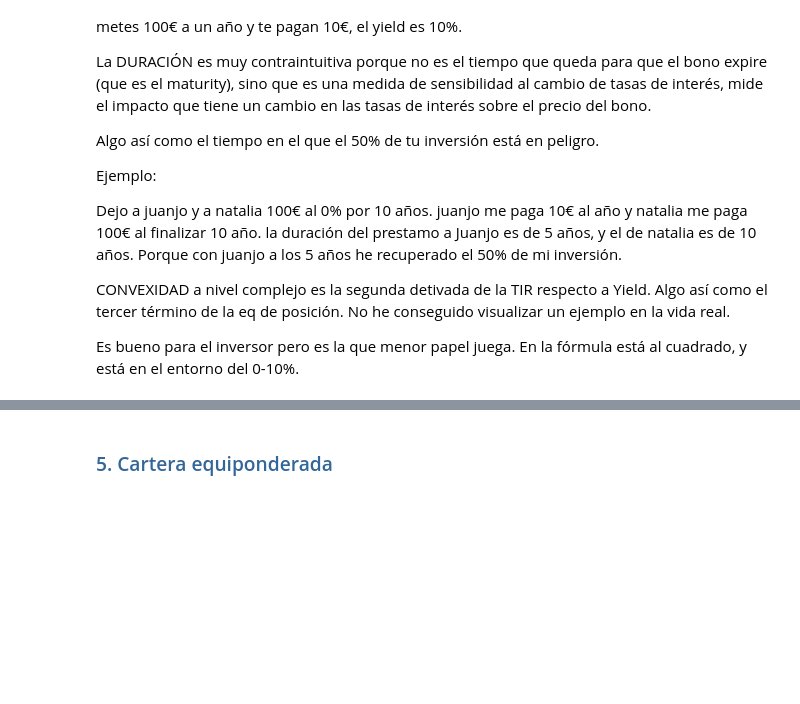
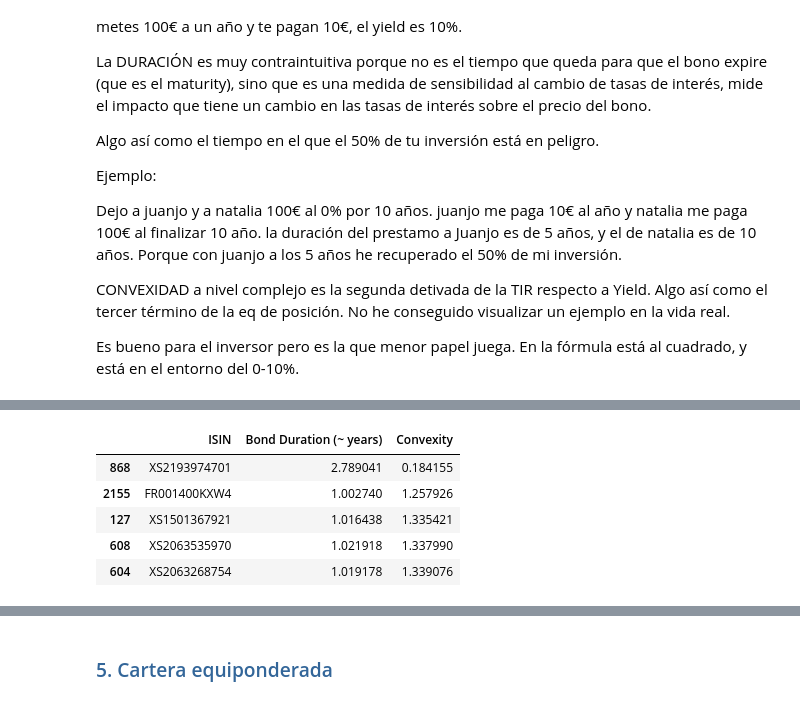
Before and after one commit to Juanjod54/MIAX_TB2.1, a Jupyter notebook: src/TallerRF_AnálisisCartera_Enunciado.ipynb, the cells around one changed output, grey strips where cells are left out. Saved outputs shown, nothing was run; the diff lists cells and outputs as text; code cells hidden in the pictures; blank space fills up the shorter version.

Commit message:
Convexities

```diff
--- a/src/TallerRF_AnálisisCartera_Enunciado.ipynb
+++ b/src/TallerRF_AnálisisCartera_Enunciado.ipynb
@@ -660,4 +862,13 @@ universo_duration.head()
 # %%
-# TODO REVISAR VALORES CONVEXIDAD!!!!
 universo_convexity = simulation.calculate_convexities(fecha_valor, universo_ytm)
-universo_convexity.sort_values(by='Convexity').head()
+universo_convexity['Bond Duration (~ years)'] = universo_convexity['Maturity'].apply(lambda md: (md - fecha_valor).days / 365)
+convexities = universo_convexity[['ISIN', 'Bond Duration (~ years)', 'Convexity']]
+# %%
+convexities[convexities['Bond Duration (~ years)'] < 3].sort_values(by='Convexity').head()
+# %% [output]
+|  | ISIN | Bond Duration (~ years) | Convexity |
+| 868 | XS2193974701 | 2.789041 | 0.184155 |
+| 2155 | FR001400KXW4 | 1.002740 | 1.257926 |
+| 127 | XS1501367921 | 1.016438 | 1.335421 |
+| 608 | XS2063535970 | 1.021918 | 1.337990 |
+| 604 | XS2063268754 | 1.019178 | 1.339076 |
```
Also changed, not shown: parts of 27 cells of this notebook.
